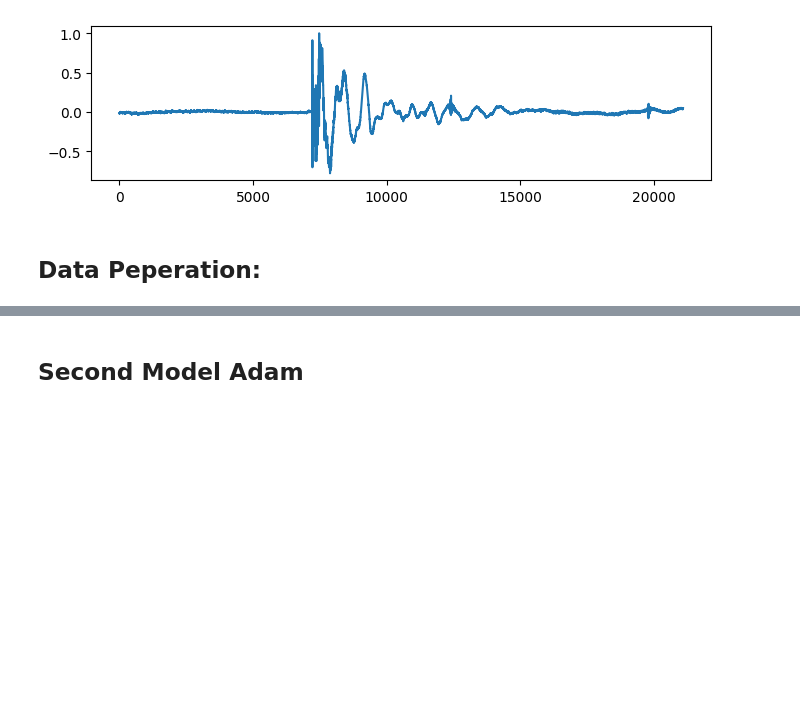
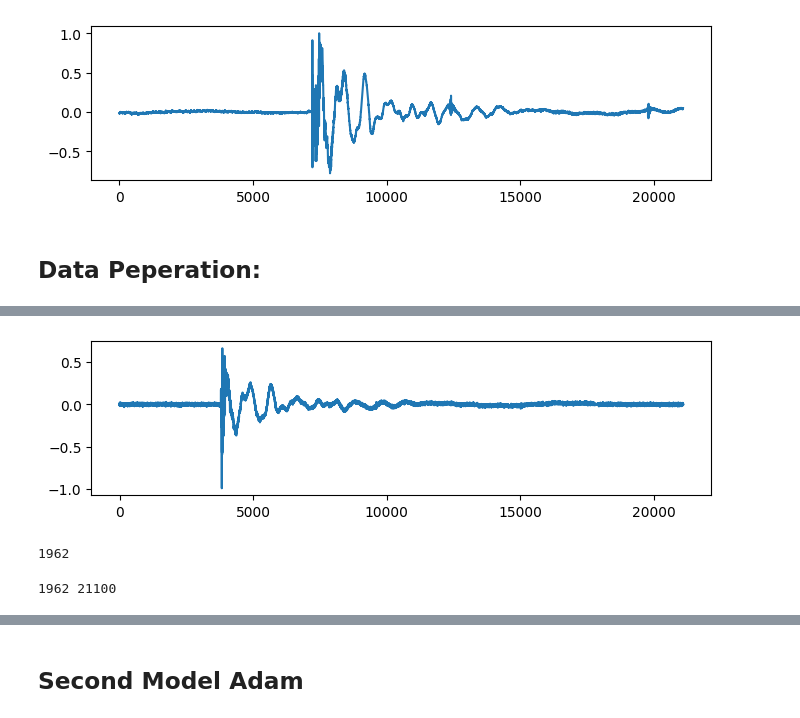
Before and after one commit to Raalit00/Applied_AI_Audio_button_to_text, a Jupyter notebook: AAI_projekt.ipynb, the cells around one changed output, grey strips where cells are left out. Saved outputs shown, nothing was run; the diff lists cells and outputs as text; code cells hidden in the pictures; blank space fills up the shorter version.

```diff
--- a/AAI_projekt.ipynb
+++ b/AAI_projekt.ipynb
@@ -184,16 +177,39 @@ from audiomentations import Compose, AddGaussianNoise, PitchShift, Shift
 
 # Erstellen Sie eine Augmentations-Pipeline
 augment = Compose([
-    AddGaussianNoise(min_amplitude=0.001, max_amplitude=0.015, p=0.5),
+    AddGaussianNoise(min_amplitude=0.001, max_amplitude=0.010, p=0.5),
     PitchShift(min_semitones=-4, max_semitones=4, p=0.5),
-    Shift(min_fraction=-0.5, max_fraction=0.5, p=0.5),
+    Shift(min_shift=-0.3, max_shift=0.3, p=0.5),
 ])
 
-# Laden Sie ein Audio-File
-y, sr = librosa.load(filename, sr=None)
+augmented_samples_list = []
 
-# Wenden Sie die Augmentation an
-augmented_samples = augment(samples=y, sample_rate=sr)
+for sample in trimmed_data:
+    # Stellen Sie sicher, dass jedes Sample das richtige Format hat
+    if sample.dtype != np.float32:
+        sample = sample.astype(np.float32)
+
+    # Wenden Sie die Augmentation auf jedes Sample einzeln an
+    augmented_sample = augment(samples=sample, sample_rate=21100)
+    augmented_samples_list.append(augmented_sample)
+# %%
+plt.figure(figsize=(8, 2))
+plt.plot(augmented_samples_list[1])
+plt.show()
+# %% [output]
+[figure, added]
+# %%
+training_data = trimmed_data + augmented_samples_list
+if len(labels) != len(training_data):
+    labels = labels + labels
+len(labels)
+# %% [output]
+1962
+# %%
+#training_data = augmented_samples_list
+print(len(training_data),len(training_data[0]) )
+# %% [output]
+1962 21100
 # %%
 # start a new wandb run to track this script
 dense = 512
```
Also changed, not shown: parts of 12 cells of this notebook.
